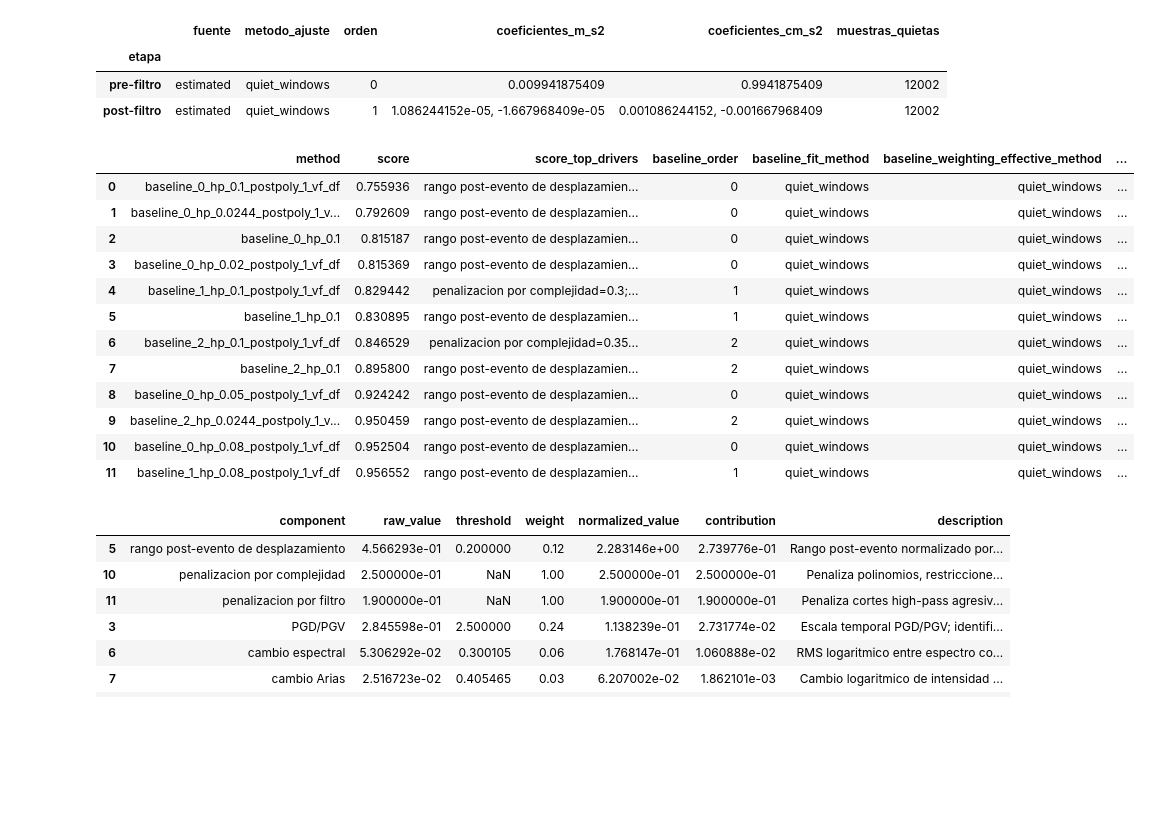
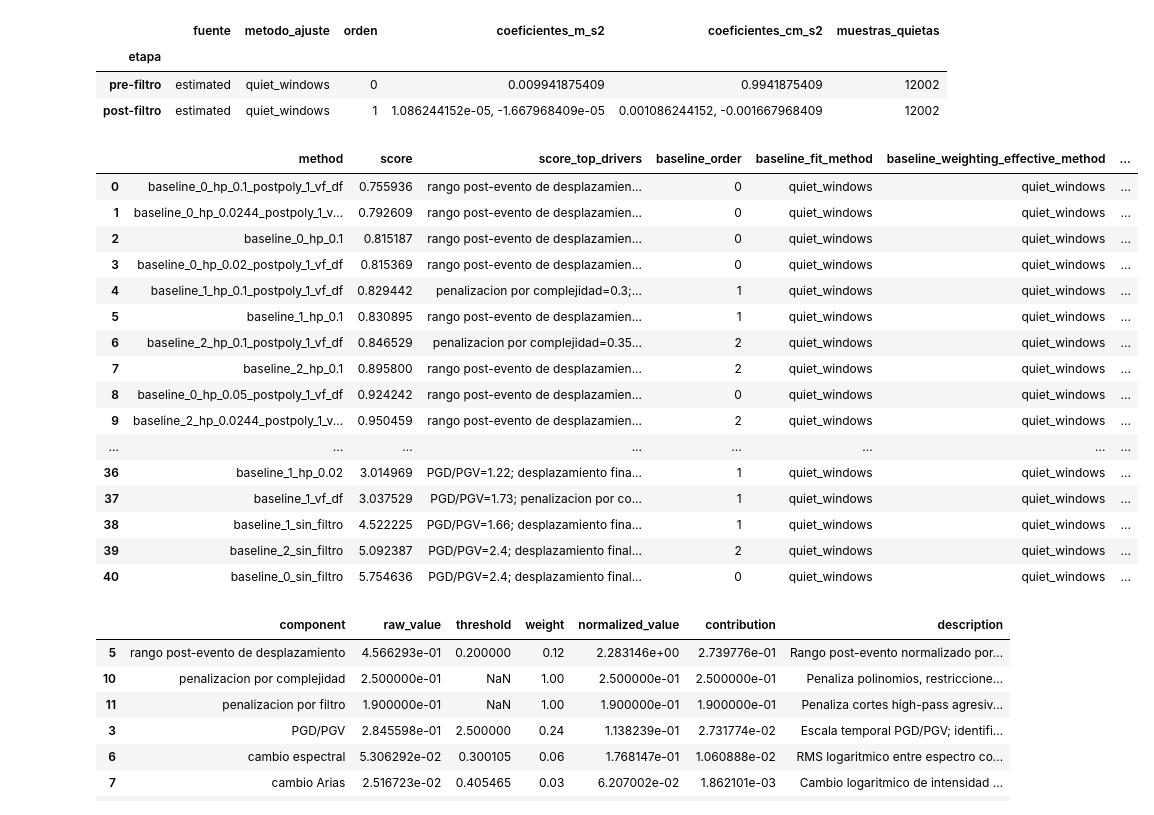
Before and after one commit to joelefrain/SignalProcessor, a Jupyter notebook: notebooks/01_correccion_senales.ipynb, the cells around one changed output. Drawn from its saved outputs; the diff is of its cells as text; code cells hidden in the pictures; blank space fills up the shorter version.

```diff
--- a/notebooks/01_correccion_senales.ipynb
+++ b/notebooks/01_correccion_senales.ipynb
@@ -382,36 +382,40 @@ ranking_view = ranking[[
     'score_top_drivers',
     'baseline_order',
     'baseline_fit_method',
     'baseline_weighting_effective_method',
     'filter_type',
     'highpass_hz',
     'lowpass_hz',
     'final_velocity_ratio',
     'final_displacement_ratio',
     'final_displacement_pgv_seconds',
     'pgd_pgv_seconds',
     'post_event_velocity_drift_ratio',
     'post_event_displacement_range_ratio',
     'spectral_rms_log_change',
     'baseline_coefficients_mps2',
     'post_filter_baseline_coefficients_mps2',
-]].head(12)
+]]
 
 ranking_view
 # %% [output]
 |  | method | score | score_top_drivers | baseline_order | baseline_fit_method | baseline_weighting_effective_method | ... |
 | 0 | baseline_0_hp_0.1_postpoly_1_vf_df | 0.755936 | rango post-evento de desplazamien... | 0 | quiet_windows | quiet_windows | ... |
 | 1 | baseline_0_hp_0.0244_postpoly_1_v... | 0.792609 | rango post-evento de desplazamien... | 0 | quiet_windows | quiet_windows | ... |
 | 2 | baseline_0_hp_0.1 | 0.815187 | rango post-evento de desplazamien... | 0 | quiet_windows | quiet_windows | ... |
 | 3 | baseline_0_hp_0.02_postpoly_1_vf_df | 0.815369 | rango post-evento de desplazamien... | 0 | quiet_windows | quiet_windows | ... |
 | 4 | baseline_1_hp_0.1_postpoly_1_vf_df | 0.829442 | penalizacion por complejidad=0.3;... | 1 | quiet_windows | quiet_windows | ... |
 | 5 | baseline_1_hp_0.1 | 0.830895 | rango post-evento de desplazamien... | 1 | quiet_windows | quiet_windows | ... |
 | 6 | baseline_2_hp_0.1_postpoly_1_vf_df | 0.846529 | penalizacion por complejidad=0.35... | 2 | quiet_windows | quiet_windows | ... |
 | 7 | baseline_2_hp_0.1 | 0.895800 | rango post-evento de desplazamien... | 2 | quiet_windows | quiet_windows | ... |
 | 8 | baseline_0_hp_0.05_postpoly_1_vf_df | 0.924242 | rango post-evento de desplazamien... | 0 | quiet_windows | quiet_windows | ... |
 | 9 | baseline_2_hp_0.0244_postpoly_1_v... | 0.950459 | rango post-evento de desplazamien... | 2 | quiet_windows | quiet_windows | ... |
-| 10 | baseline_0_hp_0.08_postpoly_1_vf_df | 0.952504 | rango post-evento de desplazamien... | 0 | quiet_windows | quiet_windows | ... |
-| 11 | baseline_1_hp_0.08_postpoly_1_vf_df | 0.956552 | rango post-evento de desplazamien... | 1 | quiet_windows | quiet_windows | ... |
+| ... | ... | ... | ... | ... | ... | ... | ... |
+| 36 | baseline_1_hp_0.02 | 3.014969 | PGD/PGV=1.22; desplazamiento fina... | 1 | quiet_windows | quiet_windows | ... |
+| 37 | baseline_1_vf_df | 3.037529 | PGD/PGV=1.73; penalizacion por co... | 1 | quiet_windows | quiet_windows | ... |
+| 38 | baseline_1_sin_filtro | 4.522225 | PGD/PGV=1.66; desplazamiento fina... | 1 | quiet_windows | quiet_windows | ... |
+| 39 | baseline_2_sin_filtro | 5.092387 | PGD/PGV=2.4; desplazamiento final... | 2 | quiet_windows | quiet_windows | ... |
+| 40 | baseline_0_sin_filtro | 5.754636 | PGD/PGV=2.4; desplazamiento final... | 0 | quiet_windows | quiet_windows | ... |
 # %%
 trace_best = pd.DataFrame(recommended.trace_rows())
 trace_best[[
```
Also changed, not shown: parts of 1 cell of this notebook, 13 other files.
